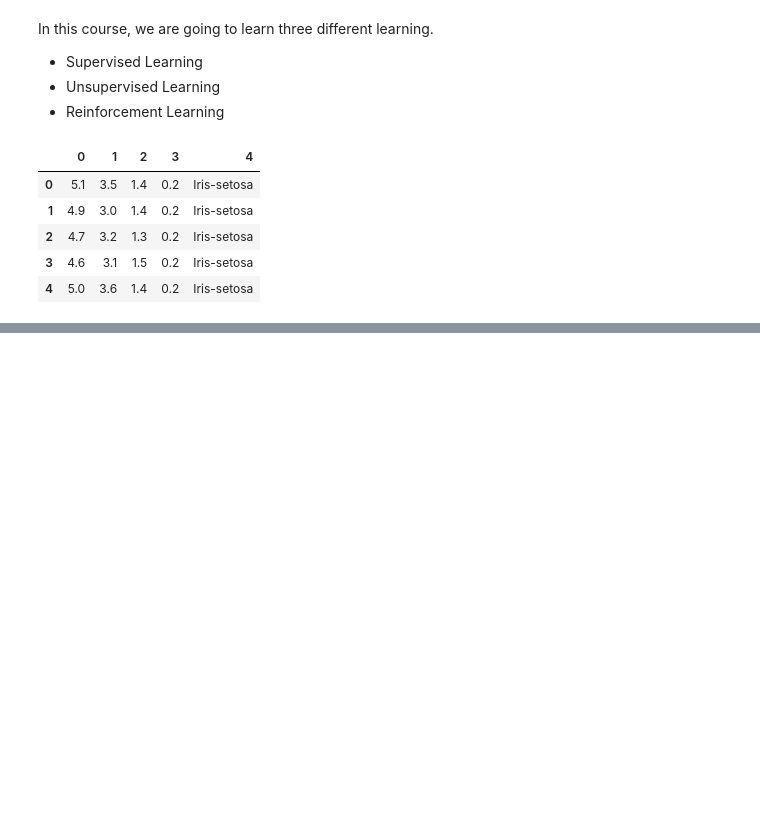
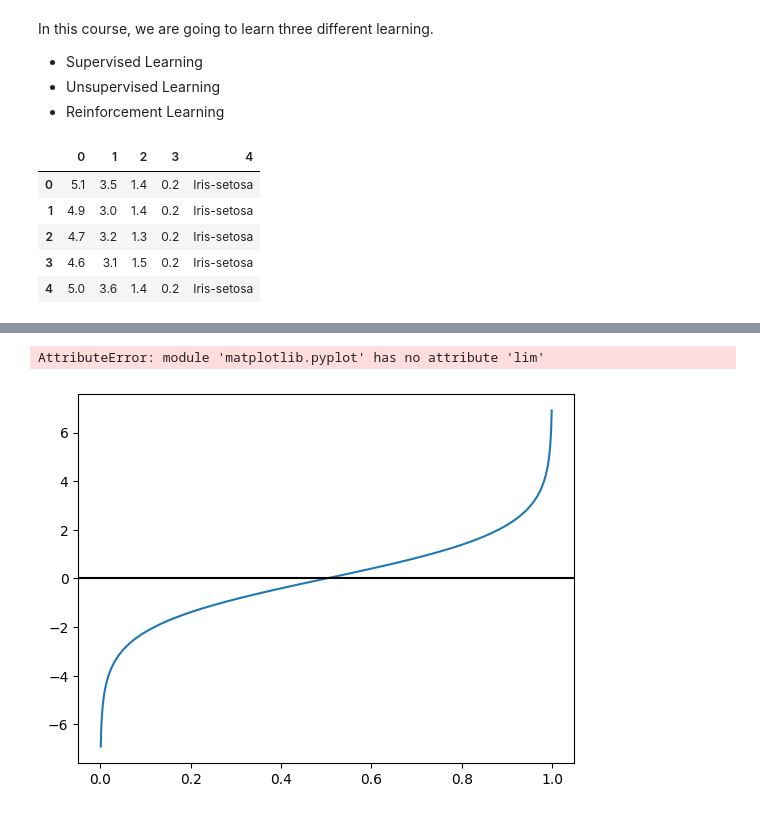
Before and after one commit to dae9999nam/COMP3314, a Jupyter notebook: COMP3314_Machine_Learning.ipynb, the cells around one changed output, grey strips where cells are left out. Cells and saved outputs as stored; diff of their text form; code cells hidden in the pictures; blank space fills up the shorter version.

```diff
--- a/COMP3314_Machine_Learning.ipynb
+++ b/COMP3314_Machine_Learning.ipynb
@@ -21,0 +45,22 @@ df.head()
+# %%
+#Logit function
+
+import matplotlib.pyplot as plt
+import numpy as np
+def logit(p):
+    return np.log(p/(1-p))
+p = np.arange(0.001, 1, 0.001)
+lp = logit(p)
+plt.plot(p, lp)
+plt.axhline(0, color='k')
+plt.lim(-0,1, 1.1)
+plt.ylim(-7,7)
+plt.xlabel('p')
+plt.ylabel('logit(p)')
+plt.xticks([0.0, 0.5, 1.0])
+ax = plt.gca()
+ax.xaxis.grid(True)
+plt.show()
+# %% [output]
+AttributeError: module 'matplotlib.pyplot' has no attribute 'lim'
+[figure, added]
```
Also changed, not shown: parts of 2 cells of this notebook.
